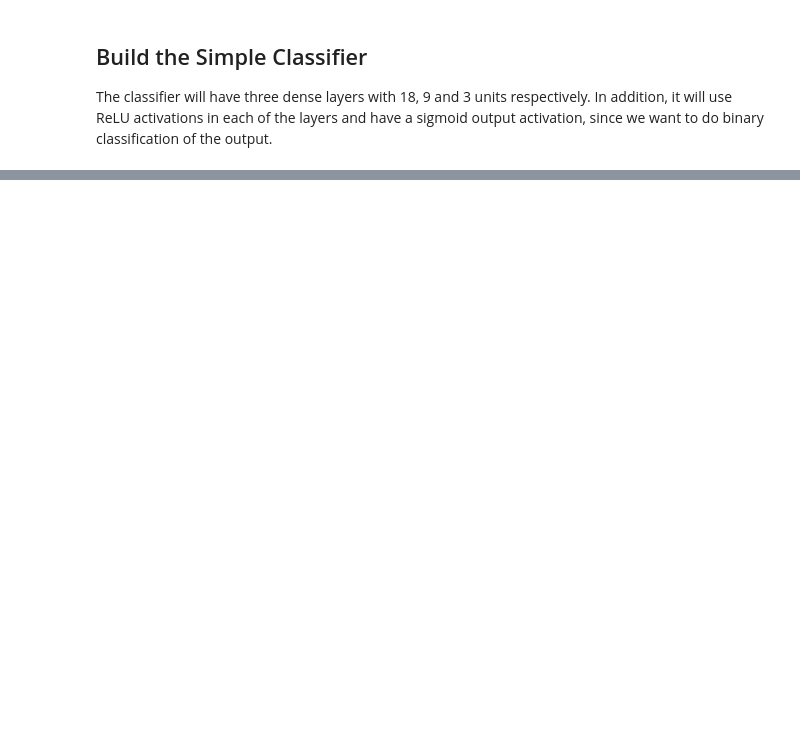
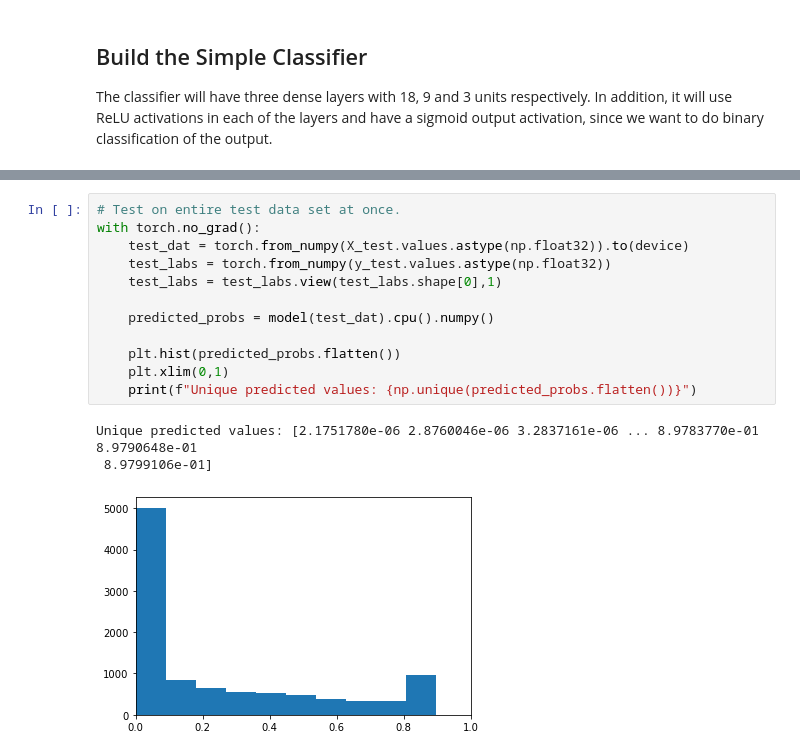
Before and after one commit to alexaoh/tabular-diffusion-for-counterfactuals, a Jupyter notebook: tabular_classifier.ipynb, the cells around one changed output, grey strips where cells are left out. Drawn from its saved outputs; the diff is of its cells as text; blank space fills up the shorter version.

```diff
--- a/tabular_classifier.ipynb
+++ b/tabular_classifier.ipynb
@@ -200,0 +473,16 @@ NameError: name 'train_loader' is not defined
+# %%
+# Test on entire test data set at once.
+with torch.no_grad():
+    test_dat = torch.from_numpy(X_test.values.astype(np.float32)).to(device)
+    test_labs = torch.from_numpy(y_test.values.astype(np.float32))
+    test_labs = test_labs.view(test_labs.shape[0],1)
+
+    predicted_probs = model(test_dat).cpu().numpy()
+
+    plt.hist(predicted_probs.flatten())
+    plt.xlim(0,1)
+    print(f"Unique predicted values: {np.unique(predicted_probs.flatten())}")
+# %% [output]
+Unique predicted values: [2.1751780e-06 2.8760046e-06 3.2837161e-06 ... 8.9783770e-01 8.9790648e-01
+ 8.9799106e-01]
+[figure, added]
```
Also changed, not shown: parts of 22 cells of this notebook, 1 other file.
